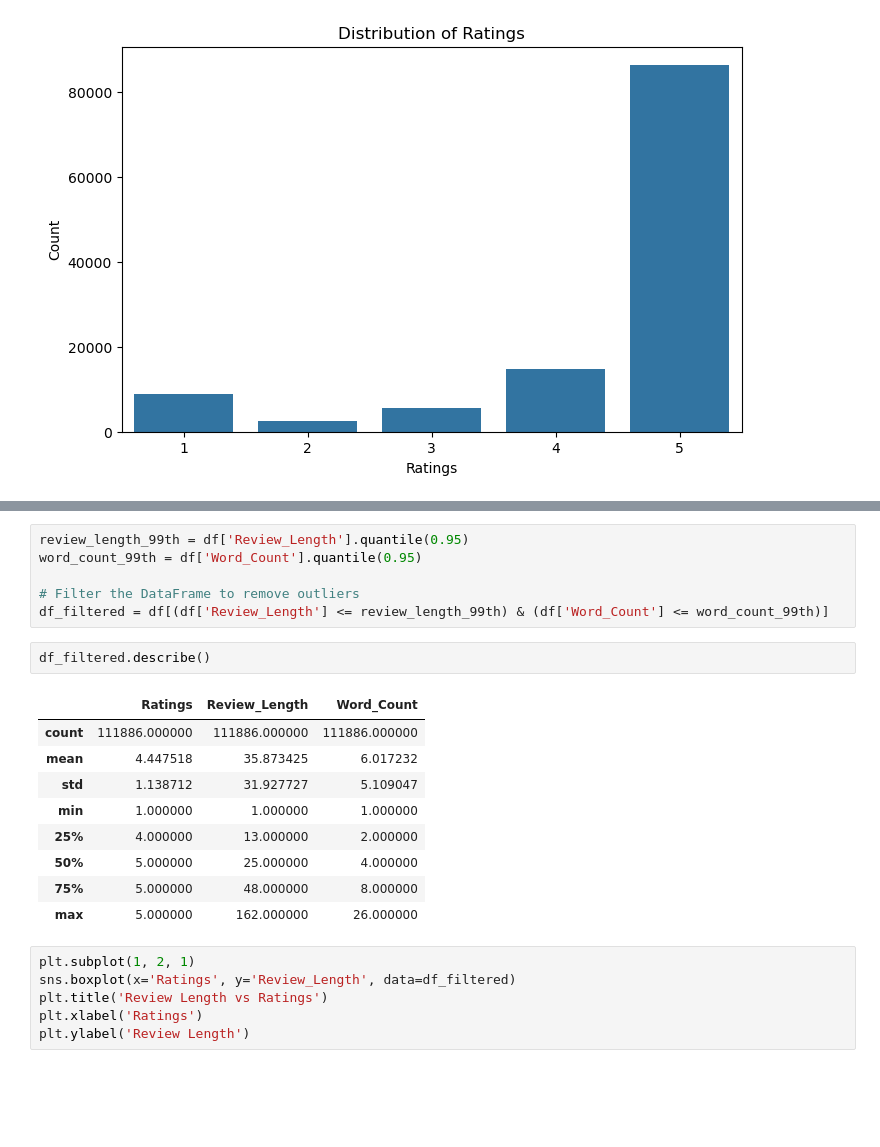
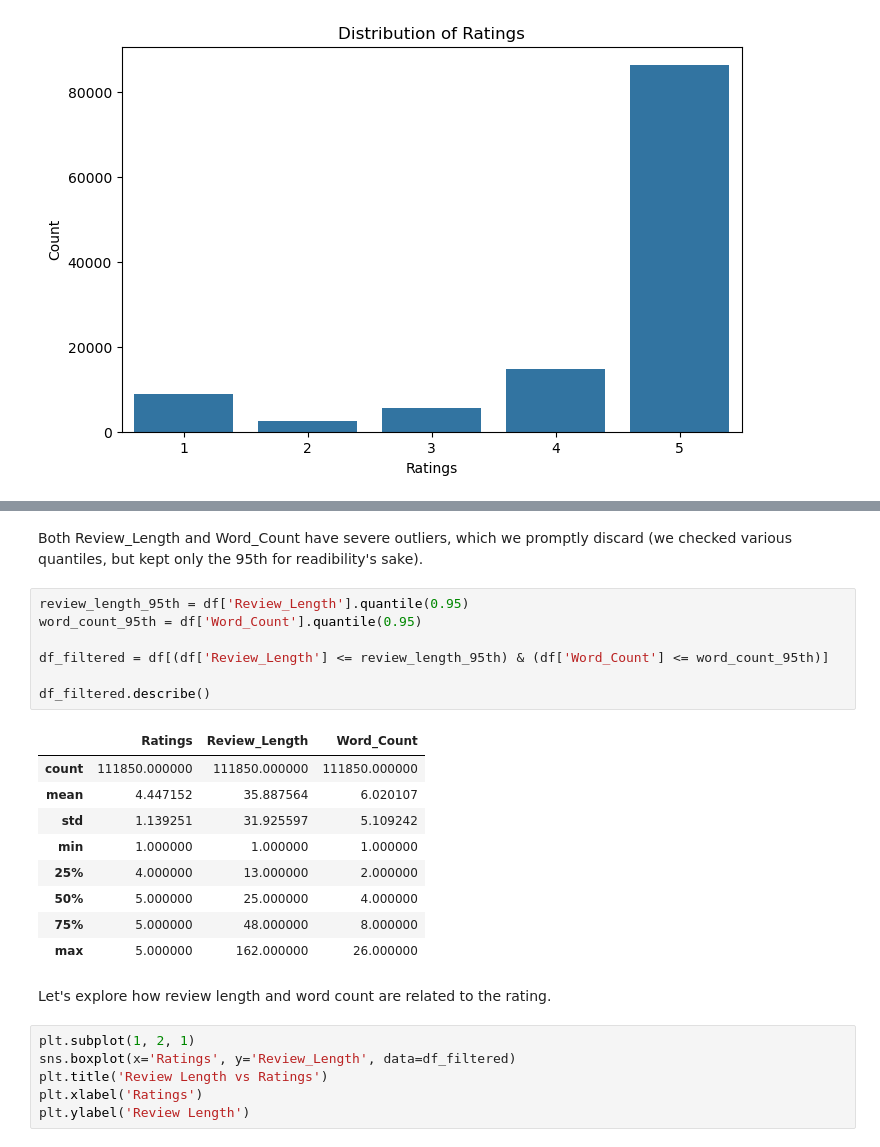
Before and after one commit to Micaet/Feedback-Flair, a Jupyter notebook: budowa_krok_1_6_eda.ipynb, the cells around one changed output, grey strips where cells are left out. Drawn from its saved outputs; the diff is of its cells as text; blank space fills up the shorter version.

```diff
--- a/budowa_krok_1_6_eda.ipynb
+++ b/budowa_krok_1_6_eda.ipynb
@@ -37,24 +48,27 @@ df.describe()
 | 50% | 5.000000 | 27.000000 | 5.000000 |
 | 75% | 5.000000 | 55.000000 | 9.000000 |
 | max | 5.000000 | 3038.000000 | 571.000000 |
+# %% [markdown]
+Both Review_Length and Word_Count have severe outliers, which we promptly discard (we checked various quantiles, but kept only the 95th for readibility's sake).
 # %%
-review_length_99th = df['Review_Length'].quantile(0.95)
-word_count_99th = df['Word_Count'].quantile(0.95)
+review_length_95th = df['Review_Length'].quantile(0.95)
+word_count_95th = df['Word_Count'].quantile(0.95)
 
-# Filter the DataFrame to remove outliers
-df_filtered = df[(df['Review_Length'] <= review_length_99th) & (df['Word_Count'] <= word_count_99th)]
+df_filtered = df[(df['Review_Length'] <= review_length_95th) & (df['Word_Count'] <= word_count_95th)]
+
+df_filtered.describe()
+# %% [output]
+|  | Ratings | Review_Length | Word_Count |
+| count | 111850.000000 | 111850.000000 | 111850.000000 |
+| mean | 4.447152 | 35.887564 | 6.020107 |
+| std | 1.139251 | 31.925597 | 5.109242 |
+| min | 1.000000 | 1.000000 | 1.000000 |
+| 25% | 4.000000 | 13.000000 | 2.000000 |
+| 50% | 5.000000 | 25.000000 | 4.000000 |
+| 75% | 5.000000 | 48.000000 | 8.000000 |
+| max | 5.000000 | 162.000000 | 26.000000 |
-# %%
-df_filtered.describe()
-# %% [output]
-|  | Ratings | Review_Length | Word_Count |
-| count | 111886.000000 | 111886.000000 | 111886.000000 |
-| mean | 4.447518 | 35.873425 | 6.017232 |
-| std | 1.138712 | 31.927727 | 5.109047 |
-| min | 1.000000 | 1.000000 | 1.000000 |
-| 25% | 4.000000 | 13.000000 | 2.000000 |
-| 50% | 5.000000 | 25.000000 | 4.000000 |
-| 75% | 5.000000 | 48.000000 | 8.000000 |
-| max | 5.000000 | 162.000000 | 26.000000 |
+# %% [markdown]
+Let's explore how review length and word count are related to the rating.
 # %%
 plt.subplot(1, 2, 1)
 sns.boxplot(x='Ratings', y='Review_Length', data=df_filtered)
```
Also changed, not shown: parts of 30 cells of this notebook.
